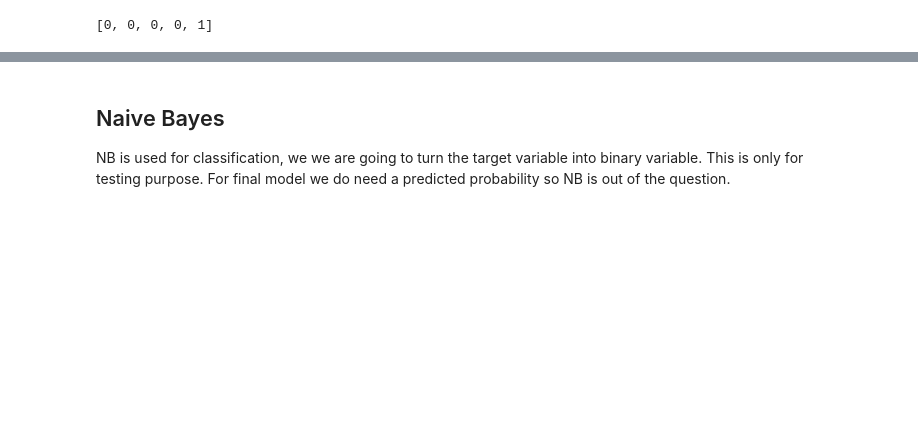
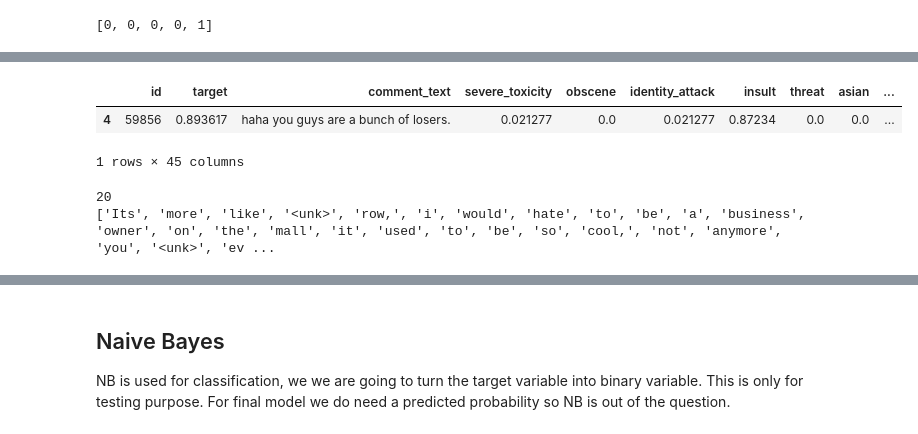
Before and after one commit to KathleenYWang/Language_Models_For_Toxicity_Classification, a Jupyter notebook: NaiveBayes.ipynb, the cells around one changed output, grey strips where cells are left out. Saved outputs shown, nothing was run; the diff lists cells and outputs as text; code cells hidden in the pictures; blank space fills up the shorter version.

```diff
--- a/NaiveBayes.ipynb
+++ b/NaiveBayes.ipynb
@@ -146,2 +183,8 @@ y_train[:5]
+# %%
+train[train['comment_text'].str.contains("you guys are a bunch of")]
+# %% [output]
+|  | id | target | comment_text | severe_toxicity | obscene | identity_attack | insult | threat | asian | ... |
+| 4 | 59856 | 0.893617 | haha you guys are a bunch of losers. | 0.021277 | 0.0 | 0.021277 | 0.87234 | 0.0 | 0.0 | ... |
+1 rows × 45 columns
 # %%
 rng = np.random.RandomState(SEED)
@@ -157,0 +210,9 @@ train_y  = y_train[split_idx:]
+# %%
+for ind, y in enumerate(train_y):
+    if y == 1:
+        print(ind)
+        print(vocab.ids_to_words(train_x[ind]))
+        break
+# %% [output]
+20
+['Its', 'more', 'like', '<unk>', 'row,', 'i', 'would', 'hate', 'to', 'be', 'a', 'business', 'owner', 'on', 'the', 'mall', 'it', 'used', 'to', 'be', 'so', 'cool,', 'not', 'anymore', 'you', '<unk>', 'ev ...
```
Also changed, not shown: parts of 21 cells of this notebook.
